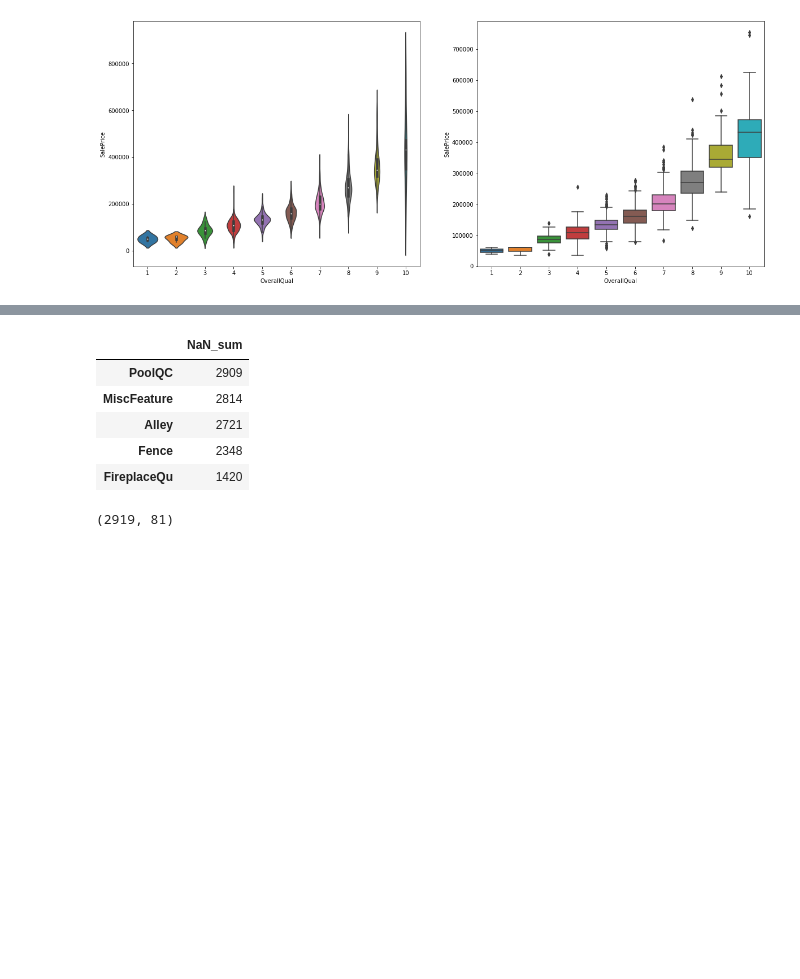
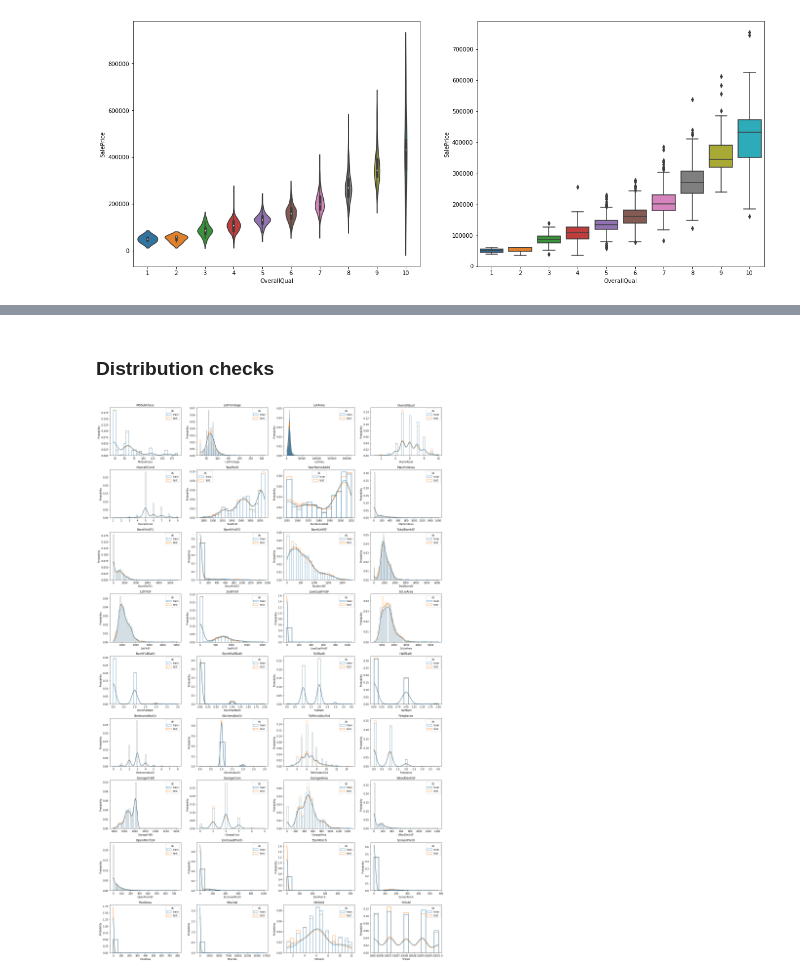
Before and after one commit to Armenian-Data-Science-Community/house-price-prediction, a Jupyter notebook: notebooks/eda.ipynb, the cells around one changed output, grey strips where cells are left out. Drawn from its saved outputs; the diff is of its cells as text; code cells hidden in the pictures; blank space fills up the shorter version.

Commit message:
numerical distributions: difference check train/test

```diff
--- a/notebooks/eda.ipynb
+++ b/notebooks/eda.ipynb
@@ -101,23 +70,17 @@ plt.show()
-# %%
-data = data.drop(['SalePrice'], axis = 1)
-
-nan = pd.DataFrame(data.isna().sum(), columns = ['NaN_sum'])
-# nan['feat'] = nan.index
-# nan['Perc(%)'] = (nan['NaN_sum']/1460)*100
-# nan = nan[nan['NaN_sum'] > 0]
-# nan = nan.sort_values(by = ['NaN_sum'])
-# nan['Usability'] = np.where(nan['Perc(%)'] > 20, 'Discard', 'Keep')
-# nan
-# %%
-nan.sort_values(by='NaN_sum', ascending=False).head()
-# %% [output]
-|  | NaN_sum |
-| PoolQC | 2909 |
-| MiscFeature | 2814 |
-| Alley | 2721 |
-| Fence | 2348 |
-| FireplaceQu | 1420 |
-# %%
-data.shape
-# %% [output]
-(2919, 81)
+# %% [markdown]
+### Distribution checks
+# %%
+numeric_columns = list(mat.columns[1:-1].values)
+categorical_columns = [col for col in data.columns if col not in list(mat.columns.values)]
+# %%
+num_rows=9
+num_cols=4
+fig, ax = plt.subplots(num_rows, num_cols , figsize=(20, 32))
+for row in range(num_rows):
+    for col in range(num_cols):
+        index=row*num_cols+col
+        sns.histplot(x=numeric_columns[index], data=data, ax=ax[row][col], hue='ds', stat='probability', kde=True, fill=False).set_title(numeric_columns[index])
+
+plt.tight_layout()
+# %% [output]
+[figure, added]
```
Also changed, not shown: parts of 10 cells of this notebook.
